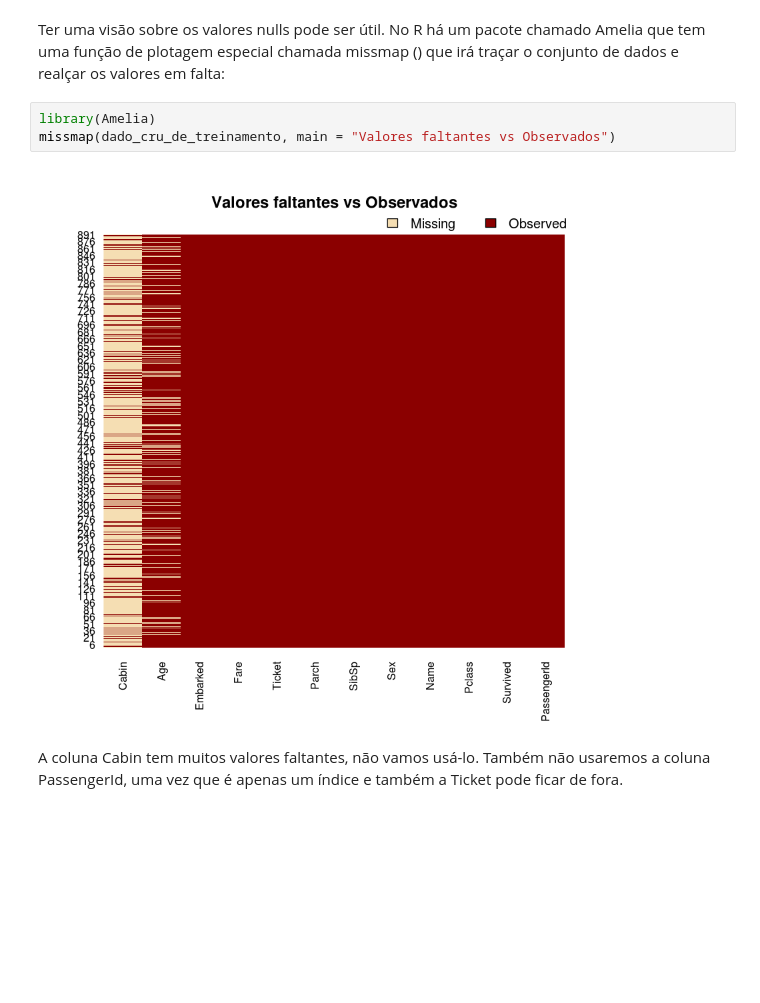
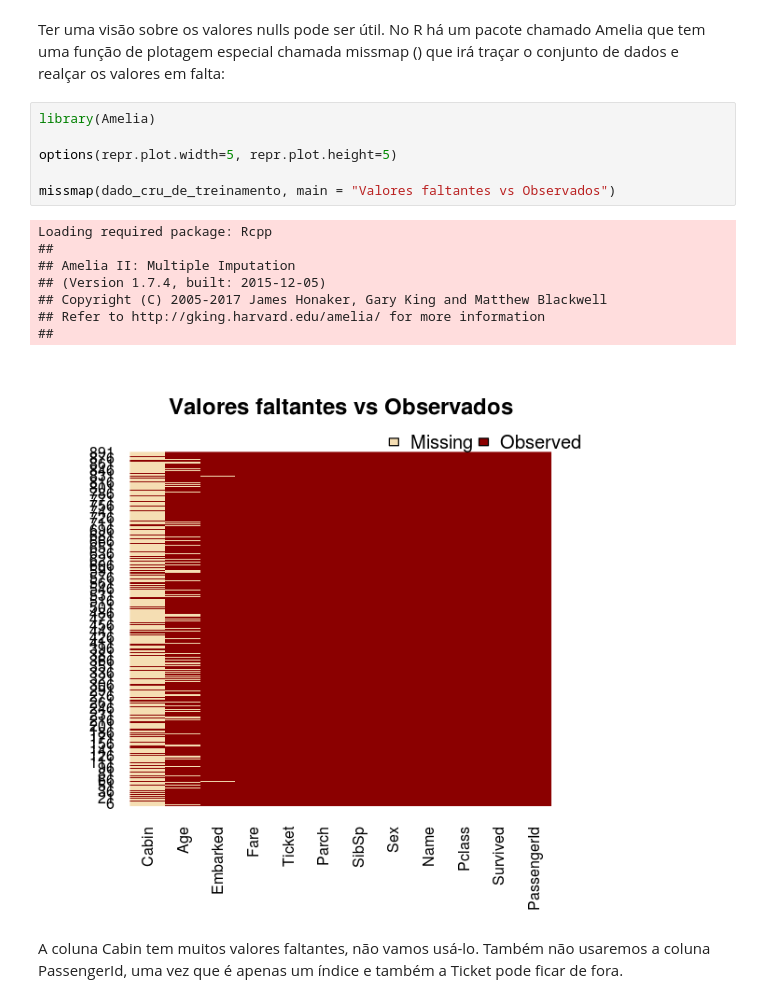
Before and after one commit to SCloves/regressao_logistica, a Jupyter notebook: regressao_logistica.ipynb, the cells around one changed output. Cells and saved outputs as stored; diff of their text form; blank space fills up the shorter version.

```diff
--- a/regressao_logistica.ipynb
+++ b/regressao_logistica.ipynb
@@ -54,9 +43,19 @@ PassengerId    Survived      Pclass        Name         Sex         Age
 Ter uma visão sobre os valores nulls pode ser útil. No R há um pacote chamado Amelia que tem uma função de plotagem especial chamada missmap () que irá traçar o conjunto de dados e realçar os valores em falta:
 # %%
 library(Amelia)
+
+options(repr.plot.width=5, repr.plot.height=5)
+
 missmap(dado_cru_de_treinamento, main = "Valores faltantes vs Observados")
 # %% [output]
+Loading required package: Rcpp
+##
+## Amelia II: Multiple Imputation
+## (Version 1.7.4, built: 2015-12-05)
+## Copyright (C) 2005-2017 James Honaker, Gary King and Matthew Blackwell
+## Refer to http://gking.harvard.edu/amelia/ for more information
+##
-[figure, old version]
+[figure, new version]
 # %% [markdown]
 A coluna Cabin tem muitos valores faltantes, não vamos usá-lo. Também não usaremos a coluna PassengerId, uma vez que é apenas um índice e também a Ticket pode ficar de fora.
 # %%
```
Also changed, not shown: parts of 35 cells of this notebook.
